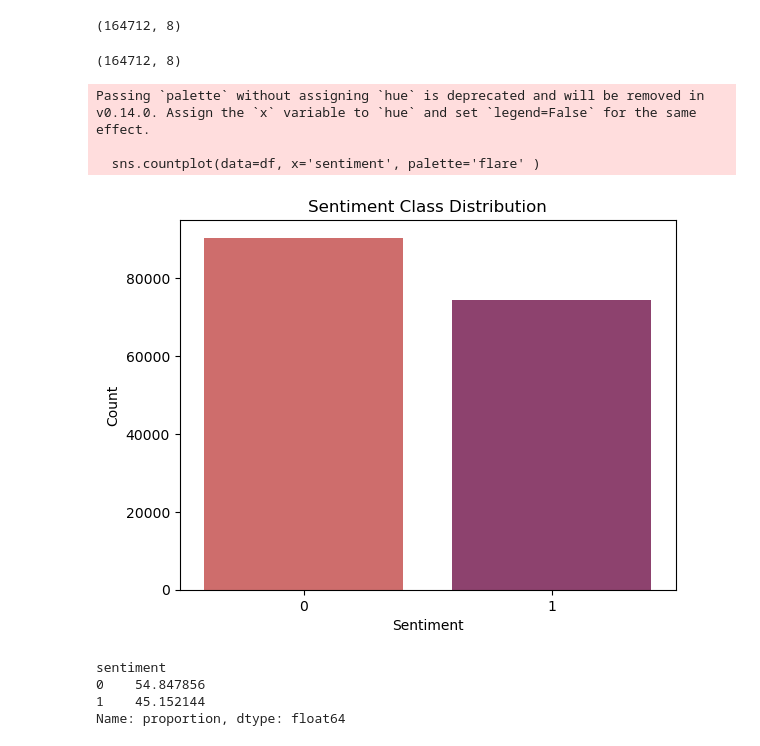
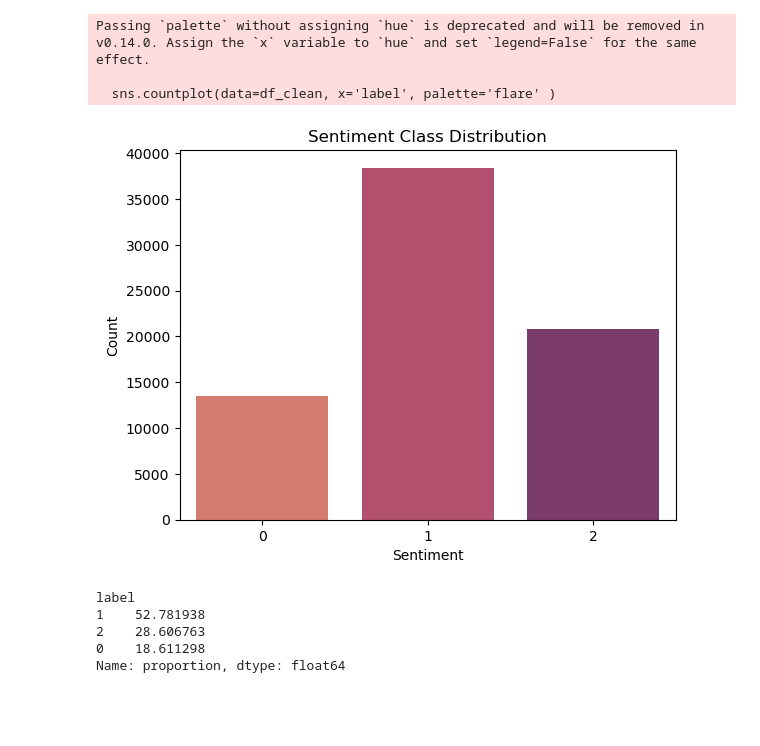
Before and after one commit to Sandeep20013/options-NIFTY50, a Jupyter notebook: stock-sentiment-analysis/EDA.ipynb, the cells around one changed output. Cells and saved outputs as stored; diff of their text form; code cells hidden in the pictures; blank space fills up the shorter version.

```diff
--- a/stock-sentiment-analysis/EDA.ipynb
+++ b/stock-sentiment-analysis/EDA.ipynb
@@ -87,9 +89,9 @@ label
 Name: count, dtype: int64
 # %%
-df['word_count'] = df_clean['text'].apply(lambda x: len(str(x).split()))
+df_clean['word_count'] = df_clean['text'].apply(lambda x: len(str(x).split()))
 
 # Char counts
-df['char_count'] = df_clean['text'].apply(len)
+df_clean['char_count'] = df_clean['text'].apply(len)
 # %%
 plt.figure(figsize=(12,5))
 
@@ -192,4 +199,4 @@ df.tail()
 # %%
 # Character count
-df['char_length'] = df['Content'].str.len()
-df['token_length'] = df['Content'].str.split().apply(len)
+df_clean['char_length'] = df_clean['text'].str.len()
+df_clean['token_length'] = df_clean['text'].str.split().apply(len)
@@ -240,3 +226,3 @@ df[df['char_length'] >= 30].shape
 # %%
-df['country'] = 'India'
+df_clean['country'] = 'India'
 # %%
@@ -251,26 +237,19 @@ df.head()
-# %%
-df[df['Title'].str.len() >= 30].shape
-# %% [output]
-(164712, 8)
-# %%
-df.shape
-# %% [output]
-(164712, 8)
 # %%
-sns.countplot(data=df, x='sentiment', palette='flare' )
+sns.countplot(data=df_clean, x='label', palette='flare' )
 plt.title("Sentiment Class Distribution")
 plt.xlabel("Sentiment")
 plt.ylabel("Count")
 plt.show()
 
-print(df['sentiment'].value_counts(normalize=True) * 100)
+print(df_clean['label'].value_counts(normalize=True) * 100)
 # %% [output]
 Passing `palette` without assigning `hue` is deprecated and will be removed in v0.14.0. Assign the `x` variable to `hue` and set `legend=False` for the same effect.
 
-  sns.countplot(data=df, x='sentiment', palette='flare' )
+  sns.countplot(data=df_clean, x='label', palette='flare' )
-[figure, old version]
+[figure, new version]
-sentiment
-0    54.847856
-1    45.152144
+label
+1    52.781938
+2    28.606763
+0    18.611298
 Name: proportion, dtype: float64
 # %%
```
Also changed, not shown: parts of 23 cells of this notebook, 4 other files.
